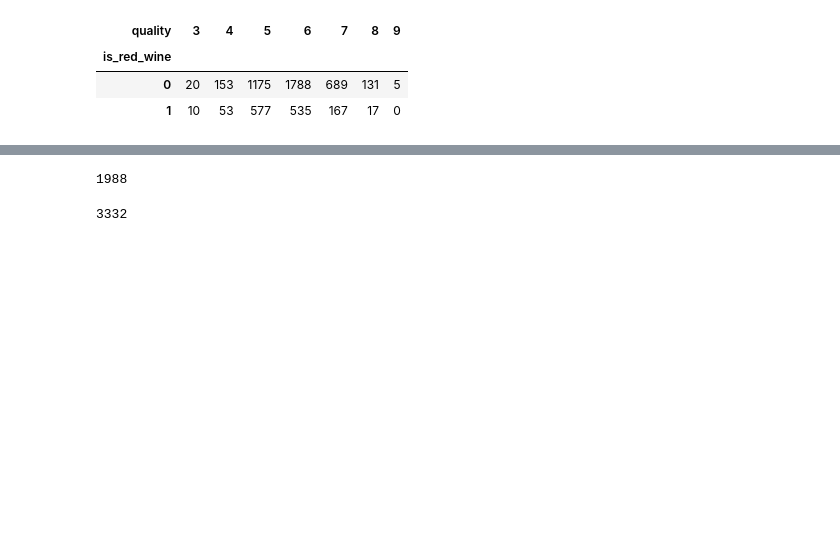
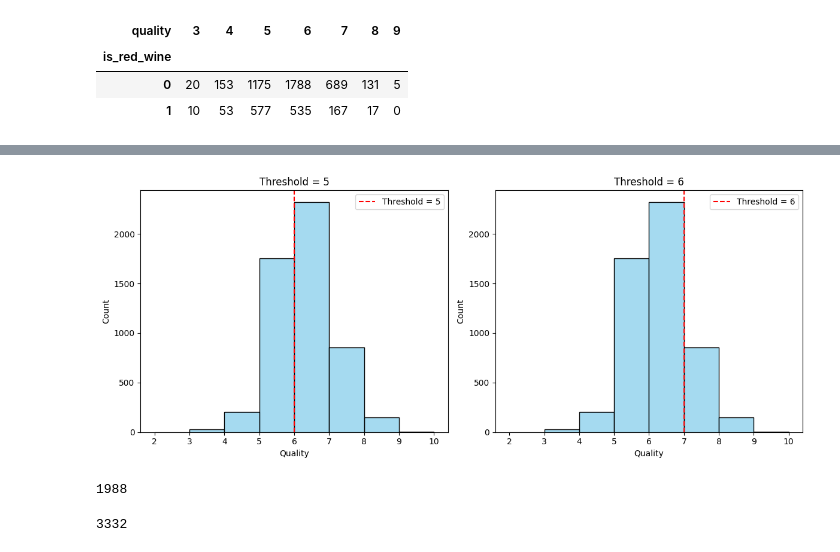
Before and after one commit to heibylau/wine-quality-classification, a Jupyter notebook: src/data-preprocessing.ipynb, the cells around one changed output, grey strips where cells are left out. Saved outputs shown, nothing was run; the diff lists cells and outputs as text; code cells hidden in the pictures; blank space fills up the shorter version.

```diff
--- a/src/data-preprocessing.ipynb
+++ b/src/data-preprocessing.ipynb
@@ -132,3 +141,18 @@ Most wine have a quality between 5 and 7. Although the original publisher of the
+# %%
+plt.figure(figsize=(12,5))
+for i, t in enumerate([5,6], 1):
+    plt.subplot(1,2,i)
+    sns.histplot(wine['quality'], bins=range(2,11), kde=False, color='skyblue', edgecolor='black')
+    plt.axvline(t+1, color='red', linestyle='--', label=f'Threshold = {t}')
+    plt.xlabel('Quality')
+    plt.ylabel('Count')
+    plt.title(f'Threshold = {t}')
+    plt.legend()
+
+plt.tight_layout()
+plt.show()
+# %% [output]
+[figure, added]
 # %%
 len(wine[wine["quality"] <= 5])
 # %% [output]
```
Also changed, not shown: parts of 15 cells of this notebook, 9 other files.
